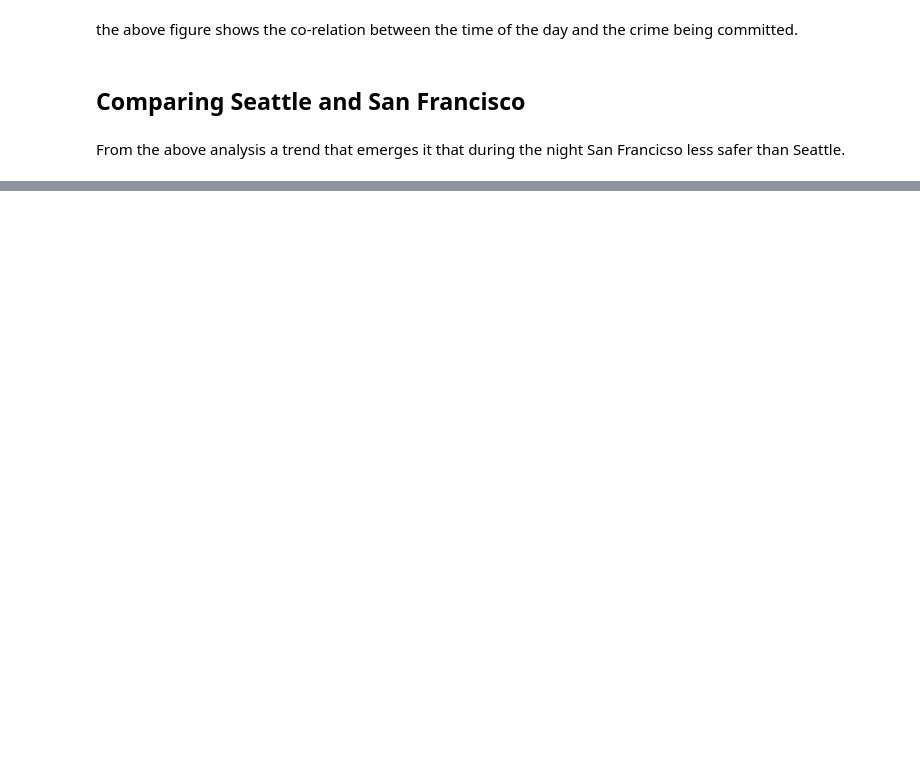
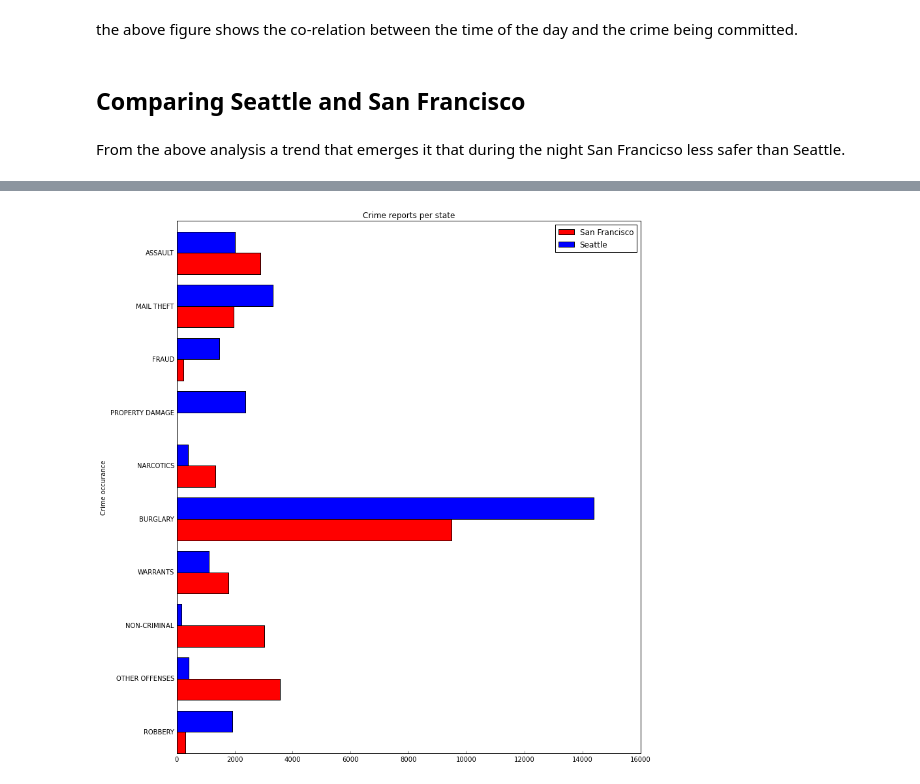
Before and after one commit to kpenza/assignment6, a Jupyter notebook: workbook.ipynb, the cells around one changed output, grey strips where cells are left out. Drawn from its saved outputs; the diff is of its cells as text; code cells hidden in the pictures; blank space fills up the shorter version.

```diff
--- a/workbook.ipynb
+++ b/workbook.ipynb
@@ -520,10 +513,7 @@ def getOffense(alist, offense):
             count +=1
     return count
 
-def chart4(reportlist_seattle, reportlist_sanfrancisco):
-    allignnaming(reportlist_sanfrancisco)
-    allignnaming(reportlist_seattle)
-
+def precomparedata(reportlist_seattle, reportlist_sanfrancisco):
     #offenses = list(set(getOffenselist(reportlist_sanfrancisco) + getOffenselist(reportlist_seattle)))
     offenses = list(set([report.offense for report in reportlist_seattle] + [report.offense for report in reportlist_sanfrancisco]))
     #off_se.append(getOffense(reportlist_seattle, offense))
@@ -539,17 +529,30 @@ def chart4(reportlist_seattle, reportlist_sanfrancisco):
         #off_sf.append(getOffense(reportlist_sanfrancisco, offense))
         off_sf.append(tmp2)
         off_total.append(tmp1 + tmp2)
-'''
->>> A = ['A','C','Q']
->>> B = [3,7,4]
->>> C = [90,12,600]
->>> [sum(x) for x in zip(B ,C) ]
-[93, 19, 604]
->>> D = [sum(x) for x in zip(B ,C) ]
->>> del A[2]
->>> del B[2]
->>> del C[2]
-'''
+
+    # sort
+    offenses,off_sf,off_se,off_total = (list(t) for t in zip(*sorted(zip(offenses,off_sf,off_se,off_total ),key=itemgetter(3))))
+
+    while len(offenses) > 10: # keep 10 categories otherwise chart will be cluttered
+        del offenses[0]
+        del off_sf[0]
+        del off_se[0]
+
+    indexes = list(range(len(offenses)))
+    shuffle(indexes)
+    offenses_s = []
+    off_sf_s = []
+    off_se_s = []
+    for i in indexes:
+        offenses_s.append(offenses[i])
+        off_sf_s.append(off_sf[i])
+        off_se_s.append(off_se[i])
+    return offenses_s, off_sf_s, off_se_s
+
+def chart4(reportlist_seattle, reportlist_sanfrancisco):
+    allignnaming(reportlist_sanfrancisco)
+    allignnaming(reportlist_seattle)
+    offenses, off_sf, off_se = precomparedata(reportlist_seattle, reportlist_sanfrancisco)
 
     N = len(offenses)
     ind = np.arange(N)    # the x locations for the groups
@@ -582,8 +585,8 @@ def chart4(reportlist_seattle, reportlist_sanfrancisco):
 #    plt.xticks(range(N), offenses, rotation=90)
 #    plt.axis([min(x_arr), max(x_arr), max(y_arr), 0])
 #    plt.axis([0,N , 0, 15000])
-    plt.axis([0,15200 , N, 0])
-    ax.grid(True)
+    # plt.axis([0,15200 , N, 0])
+    #ax.grid(True)
 
     plt.tight_layout()
     plt.show()
@@ -594,0 +597 @@ SyntaxError: invalid syntax (<ipython-input-1-76f93a56cadc>, line 28)
+[figure, added]
```
Also changed, not shown: parts of 7 cells of this notebook.
